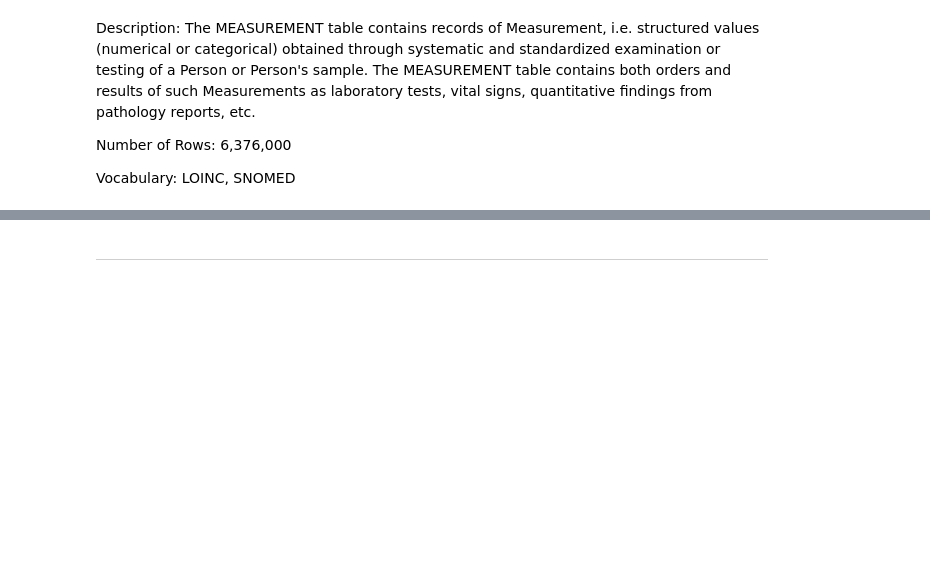
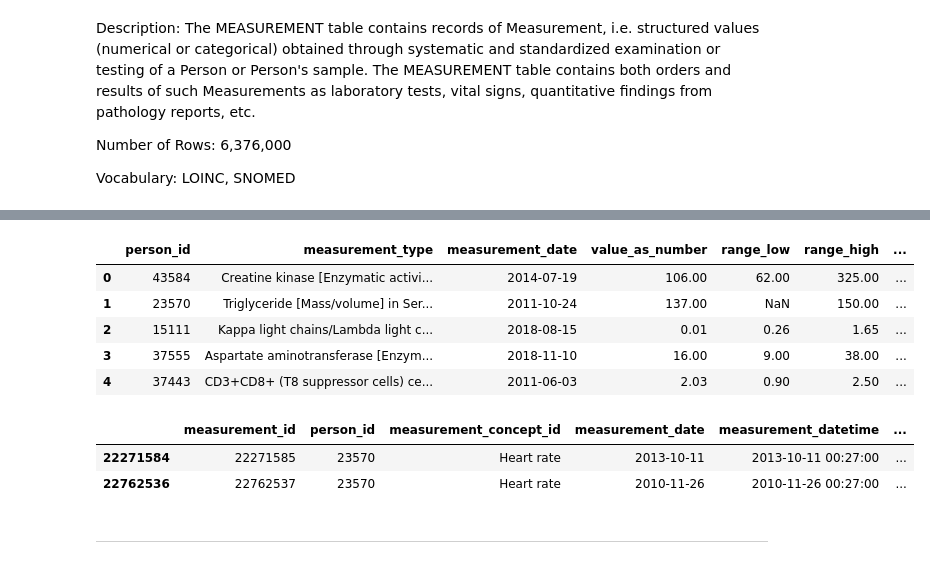
Before and after one commit to sd845/COVID-19-DREAM-Challenge, a Jupyter notebook: EDA.ipynb, the cells around one changed output, grey strips where cells are left out. Cells and saved outputs as stored; diff of their text form; code cells hidden in the pictures; blank space fills up the shorter version.

```diff
--- a/question1.ipynb
+++ b/EDA.ipynb
@@ -435,3 +411,31 @@ measurement.head()
+# %%
+concept_id_map[3042531] = 'Unknown measurement'
+# %%
+measurement['measurement_concept_id'] = [concept_id_map[i] for i in measurement.measurement_concept_id]
+# %%
+measurement.drop(columns=['measurement_id',
+       'measurement_datetime', 'measurement_time',
+       'measurement_type_concept_id', 'operator_concept_id',
+       'value_as_concept_id', 'unit_concept_id',
+       'provider_id', 'visit_occurrence_id', 'visit_detail_id',
+       'measurement_source_value', 'measurement_source_concept_id', 'value_source_value'], inplace=True)
+# %%
+measurement.rename(columns={"measurement_concept_id": "measurement_type"}, errors="raise", inplace=True)
+# %%
+measurement.head()
+# %% [output]
+|  | person_id | measurement_type | measurement_date | value_as_number | range_low | range_high | ... |
+| 0 | 43584 | Creatine kinase [Enzymatic activi... | 2014-07-19 | 106.00 | 62.00 | 325.00 | ... |
+| 1 | 23570 | Triglyceride [Mass/volume] in Ser... | 2011-10-24 | 137.00 | NaN | 150.00 | ... |
+| 2 | 15111 | Kappa light chains/Lambda light c... | 2018-08-15 | 0.01 | 0.26 | 1.65 | ... |
+| 3 | 37555 | Aspartate aminotransferase [Enzym... | 2018-11-10 | 16.00 | 9.00 | 38.00 | ... |
+| 4 | 37443 | CD3+CD8+ (T8 suppressor cells) ce... | 2011-06-03 | 2.03 | 0.90 | 2.50 | ... |
+# %%
+measurement[(measurement.person_id==23570)&(measurement.measurement_concept_id=='Heart rate')]
+# %% [output]
+|  | measurement_id | person_id | measurement_concept_id | measurement_date | measurement_datetime | ... |
+| 22271584 | 22271585 | 23570 | Heart rate | 2013-10-11 | 2013-10-11 00:27:00 | ... |
+| 22762536 | 22762537 | 23570 | Heart rate | 2010-11-26 | 2010-11-26 00:27:00 | ... |
 # %% [markdown]
 -----------
 # %% [markdown]
```
Also changed, not shown: parts of 41 cells of this notebook, 2 other files.
